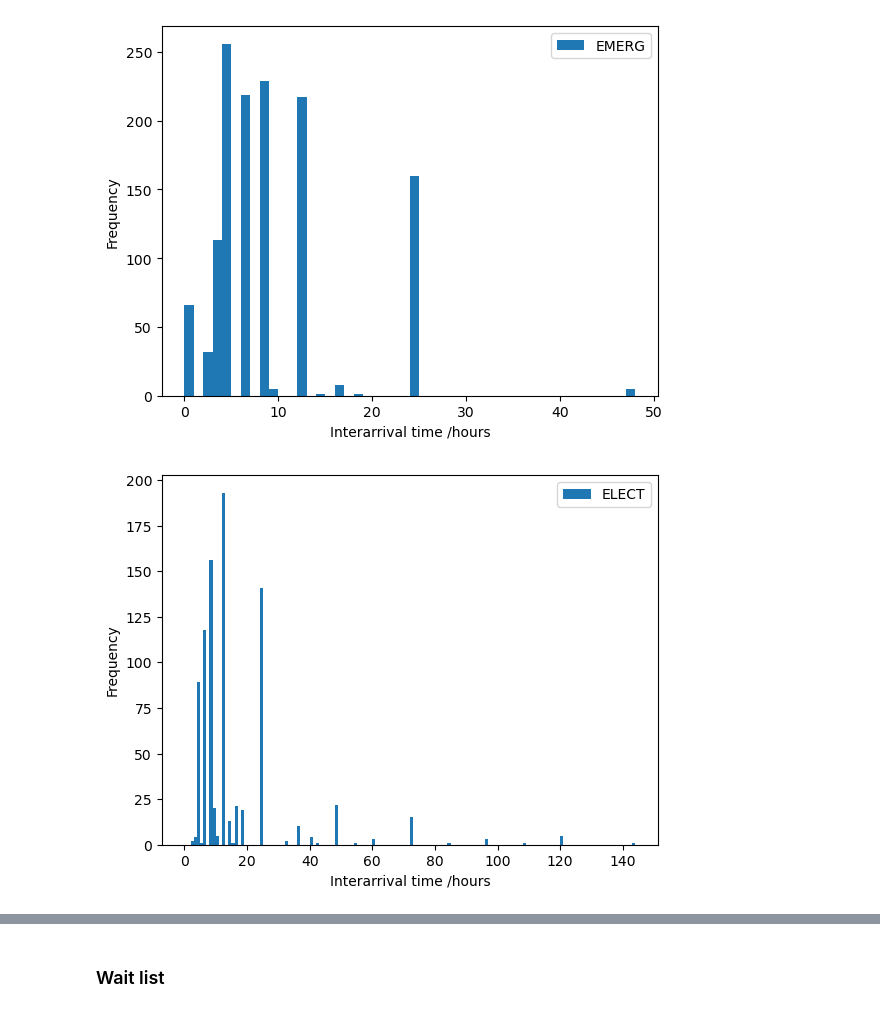
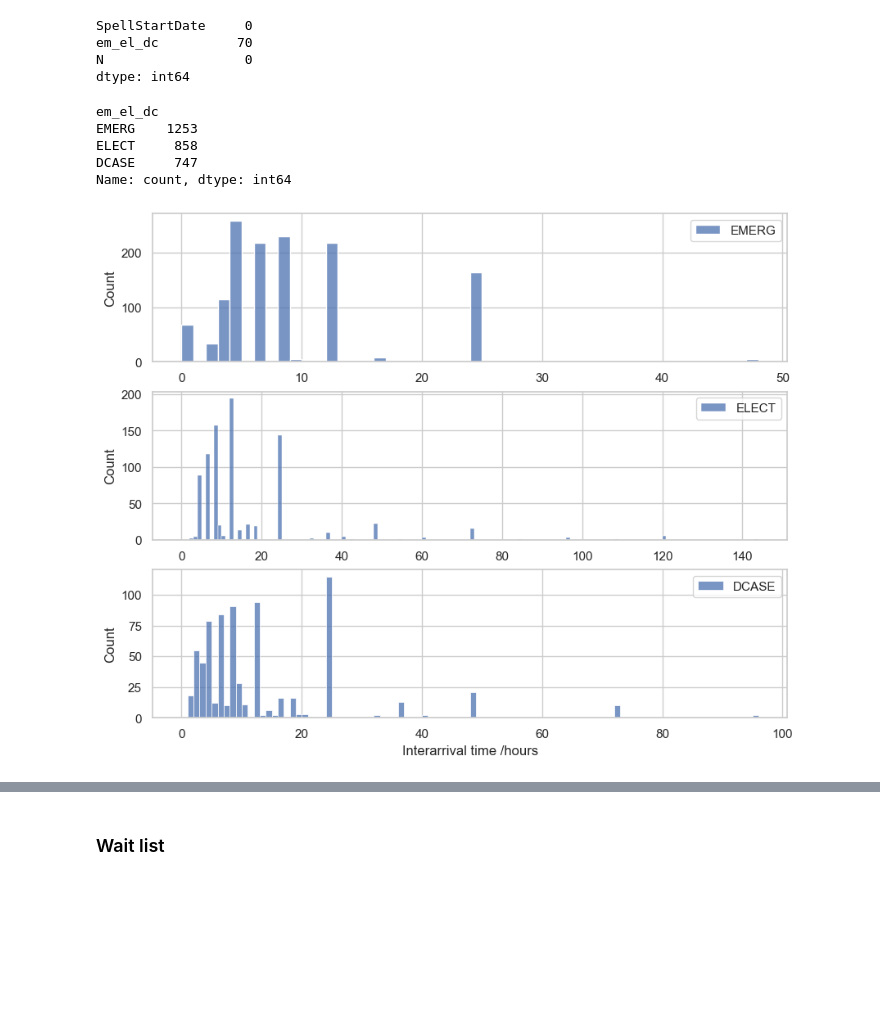
Before and after one commit to CSampsonSomersetFT/SurgicalForecastingTool, a Jupyter notebook: simulation_parameterisation.ipynb, the cells around one changed output, grey strips where cells are left out. Saved outputs shown, nothing was run; the diff lists cells and outputs as text; code cells hidden in the pictures; blank space fills up the shorter version.

```diff
--- a/simulation_parameterisation.ipynb
+++ b/simulation_parameterisation.ipynb
@@ -5,4 +5,8 @@ import sqlalchemy as sa
 from matplotlib import pyplot as plt
 import seaborn as sns
 
+sns.set_theme(style="whitegrid")
+
 import numpy as np
+
+import json
@@ -30,15 +36,41 @@ tno_historical_admissions_df
+# %%
+tno_historical_admissions_df.isna().sum()
+# %% [output]
+SpellStartDate     0
+em_el_dc          70
+N                  0
+dtype: int64
+# %%
+tno_historical_admissions_df["em_el_dc"].value_counts()
+# %% [output]
+em_el_dc
+EMERG    1253
+ELECT     858
+DCASE     747
+Name: count, dtype: int64
 # %%
 tno_historical_admissions_df["em_el_dc"] = tno_historical_admissions_df["em_el_dc"].fillna("EMERG")
 # %%
 tno_historical_admissions_df["SpellStartDate"] = pd.to_datetime(tno_historical_admissions_df["SpellStartDate"])
 # %%
-for urgency in tno_historical_admissions_df["em_el_dc"].unique():
+iat_dict = {}
+
+fig, ax = plt.subplots(3,1)
+
+fig.set_figheight(8)
+fig.set_figwidth(10)
+
+for a, urgency in zip(ax, tno_historical_admissions_df["em_el_dc"].unique()):
     tmp_df = tno_historical_admissions_df.query(f'em_el_dc == "{urgency}"')
     iats = ((tmp_df["SpellStartDate"].diff() / pd.Timedelta(hours=1)) / tmp_df["N"])
-    iats.plot.hist(bins=range(int(iats.max()+1)), label=urgency)
+    iat_dict[urgency] = np.histogram(iats, bins=range(int(iats.max()+1)), density=True)
+    # iats.plot.hist(bins=range(int(iats.max()+1)), label=urgency, ax=a)
+
+    sns.histplot(iats, ax=a, label=urgency, bins=range(int(iats.max()+1)))
     plt.xlabel("Interarrival time /hours")
-    plt.legend()
-    plt.show()
+    a.legend()
+
+
+plt.savefig("images/interarrival_time.png", dpi=600)
 # %% [output]
-[figure, old version]
+[figure, new version]
-[figure, removed]
```
Also changed, not shown: parts of 74 cells of this notebook, 3 other files.
